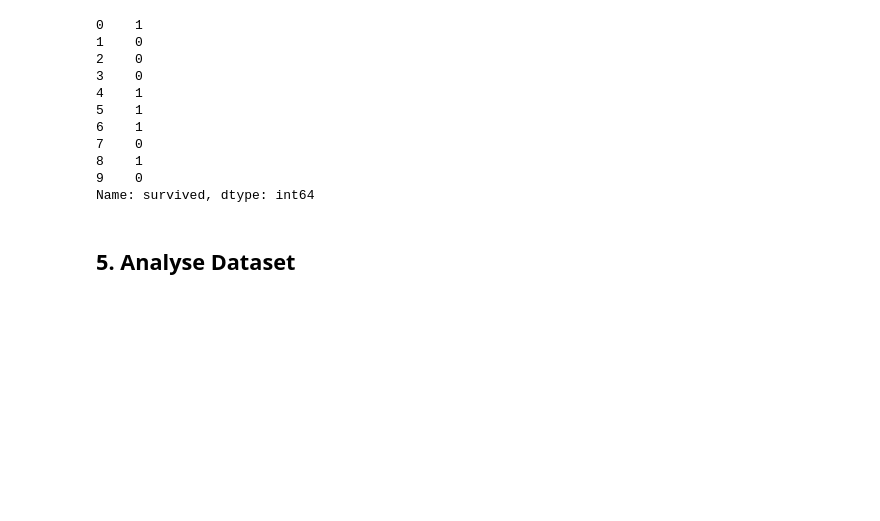
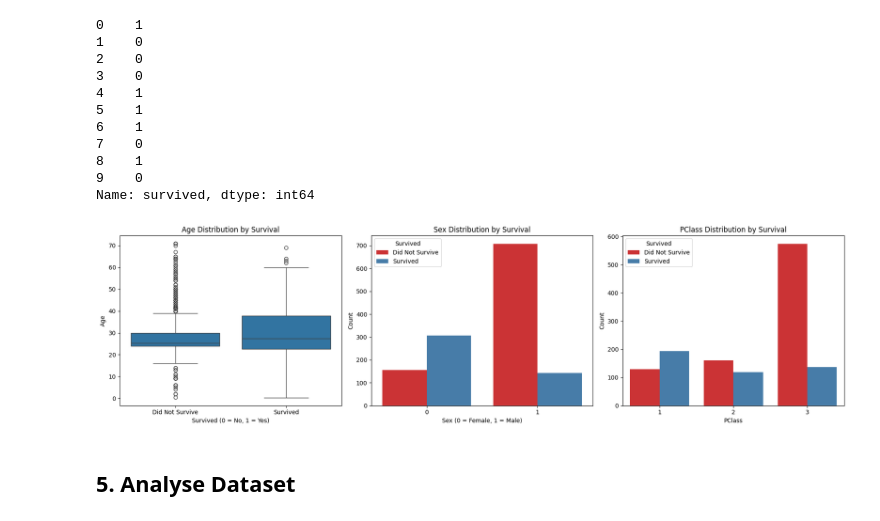
Before and after one commit to MaximilianSajonz/DAMI-Python-Assignments, a Jupyter notebook: Titanic_Problem/who survived the titanic.ipynb, the cells around one changed output. Drawn from its saved outputs; the diff is of its cells as text; code cells hidden in the pictures; blank space fills up the shorter version.

```diff
--- a/Titanic_Problem/who survived the titanic.ipynb
+++ b/Titanic_Problem/who survived the titanic.ipynb
@@ -332,6 +331,41 @@ titanic_y.head(10)
 8    1
 9    0
 Name: survived, dtype: int64
+# %%
+import seaborn as sns
+import matplotlib.pyplot as plt
+
+# Combine the DataFrames for plotting
+df = pd.concat([titanic_X, titanic_y], axis=1)
+
+# Set up the figure and axes
+fig, axes = plt.subplots(1, 3, figsize=(18, 5))
+
+# Boxplot for Age vs Survived
+sns.boxplot(x='survived', y='AgeFill', data=df, ax=axes[0])
+axes[0].set_title('Age Distribution by Survival')
+axes[0].set_xlabel('Survived (0 = No, 1 = Yes)')
+axes[0].set_ylabel('Age')
+axes[0].set_xticklabels(['Did Not Survive', 'Survived'])
+
+# Countplot for Sex vs Survived
+sns.countplot(x='Sex', hue='survived', data=df, ax=axes[1], palette='Set1')
+axes[1].set_title('Sex Distribution by Survival')
+axes[1].set_xlabel('Sex (0 = Female, 1 = Male)')
+axes[1].set_ylabel('Count')
+axes[1].legend(title='Survived', labels=['Did Not Survive', 'Survived'])
+
+# Countplot for PClass vs Survived
+sns.countplot(x='PClass', hue='survived', data=df, ax=axes[2], palette='Set1')
+axes[2].set_title('PClass Distribution by Survival')
+axes[2].set_xlabel('PClass')
+axes[2].set_ylabel('Count')
+axes[2].legend(title='Survived', labels=['Did Not Survive', 'Survived'])
+
+plt.tight_layout()
+plt.show()
+# %% [output]
+[figure, added]
 # %% [markdown]
 ## 5. Analyse Dataset
 # %% [markdown]
```
Also changed, not shown: parts of 10 cells of this notebook, 8 other files.
